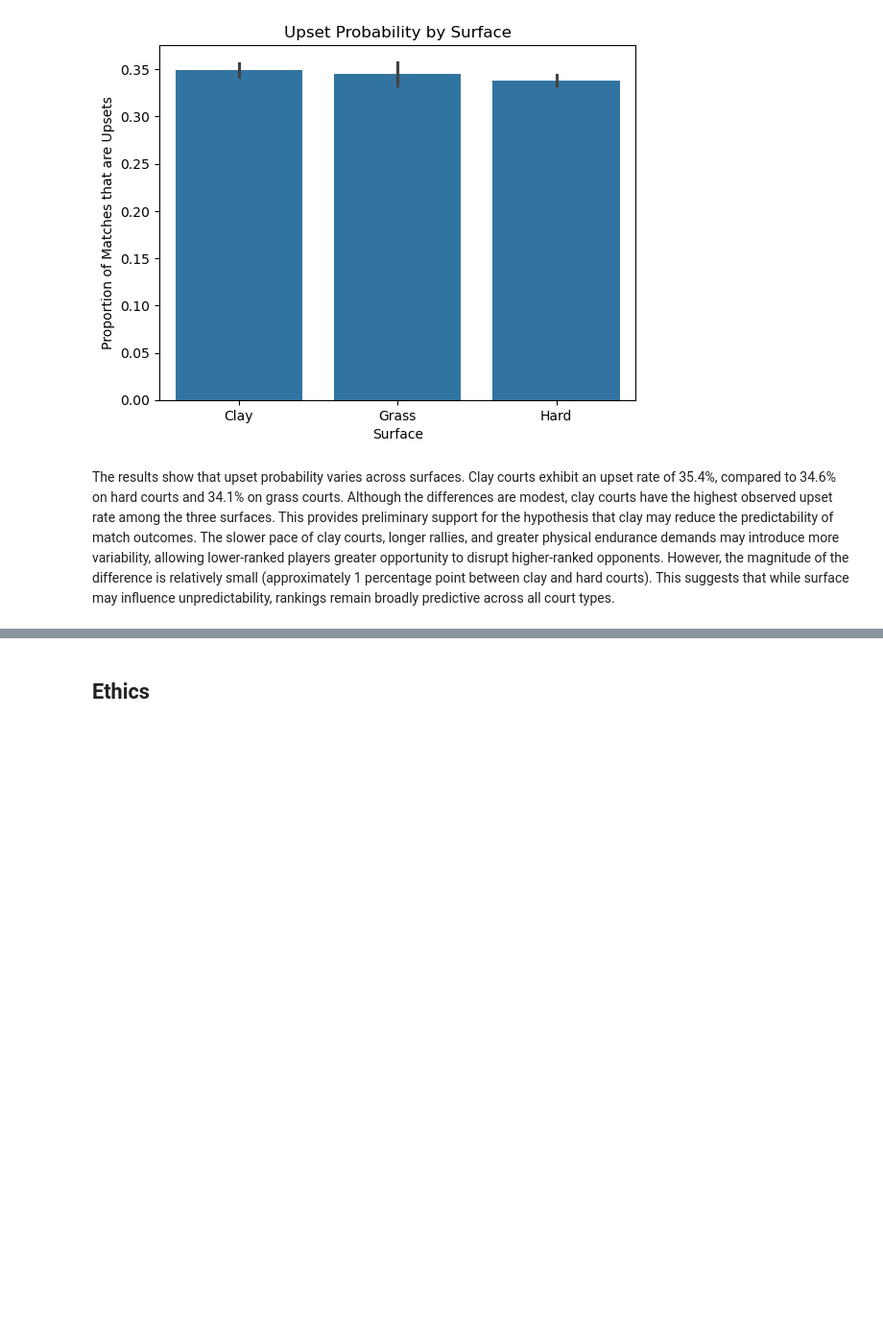
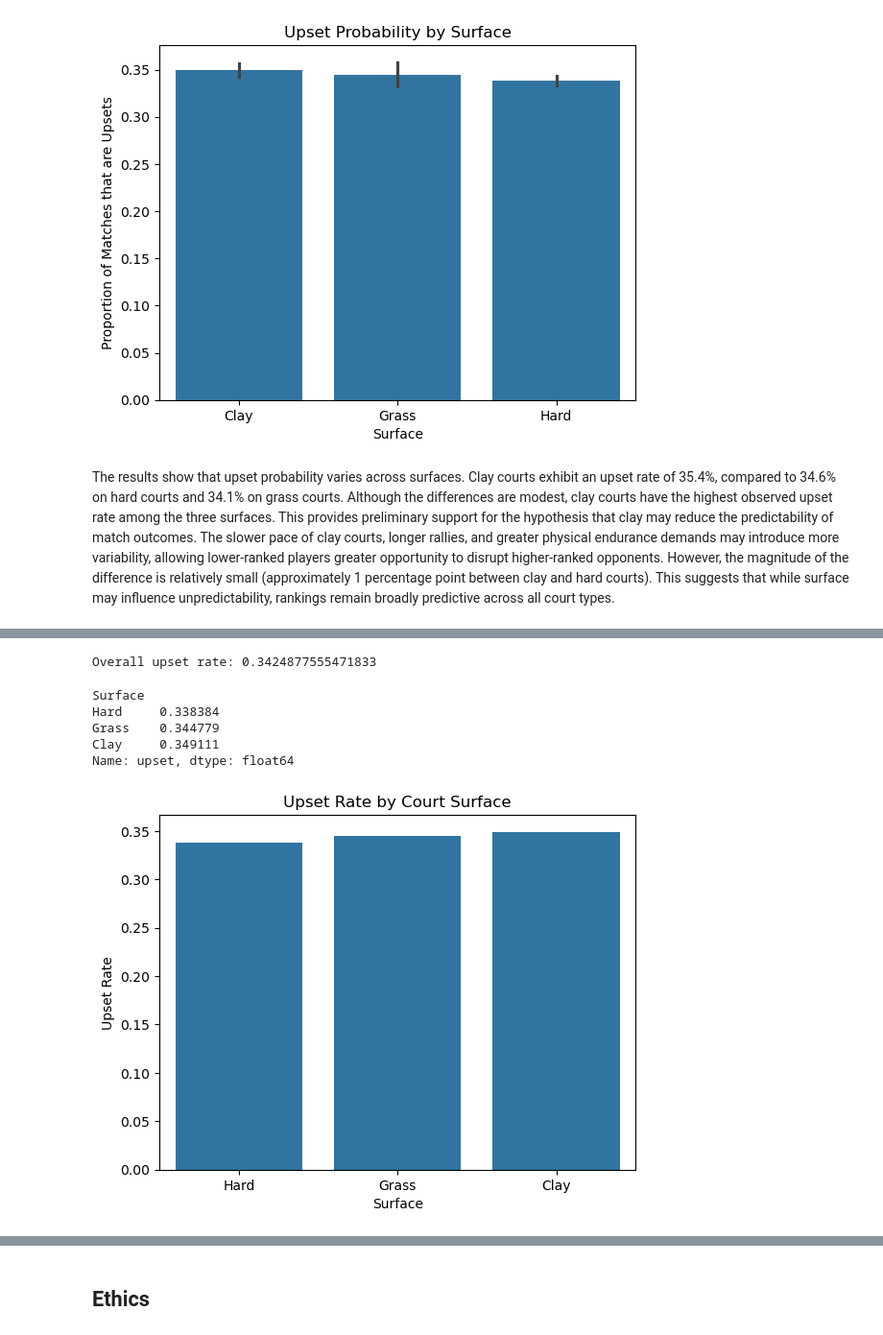
Before and after one commit to COGS108/Group027_WI26, a Jupyter notebook: 03-FinalProject.ipynb, the cells around one changed output, grey strips where cells are left out. Shown at 96% size. Drawn from its saved outputs; the diff is of its cells as text; code cells hidden in the pictures; blank space fills up the shorter version.

```diff
--- a/03-FinalProject.ipynb
+++ b/03-FinalProject.ipynb
@@ -472,6 +451,7 @@ We begin our exploratory analysis by examining whether the probability of an ups
 An upset is defined as a match in which the lower-ranked player defeats the higher-ranked player. If clay courts produce a higher upset rate than hard or grass courts, this would provide preliminary support for our hypothesis that clay reduces the predictive power of ATP rankings.
 By comparing upset proportions across surfaces, we can assess whether surface type may influence match predictability.
 # %%
+df = pd.read_csv("data/02-processed/atp_tennis_processed.csv")
 upset_by_surface = df.groupby("Surface")["is_upset"].mean()
 
 print("Upset rate by surface:")
@@ -508,0 +533,31 @@ Some more words and stuff.  Remember notebooks work best if you interleave the c
+# %%
+df['rank_diff'] = df['Rank_2'] - df['Rank_1']
+df['abs_rank_diff'] = abs(df['rank_diff'])
+# %%
+df['upset'] = (
+    ((df['Rank_1'] > df['Rank_2']) & (df['Winner'] == df['Player_1'])) |
+    ((df['Rank_2'] > df['Rank_1']) & (df['Winner'] == df['Player_2']))
+)
+print("Overall upset rate:", df['upset'].mean())
+# %% [output]
+Overall upset rate: 0.3424877555471833
+# %%
+upset_surface = df.groupby('Surface')['upset'].mean().sort_values()
+
+print(upset_surface)
+# %% [output]
+Surface
+Hard     0.338384
+Grass    0.344779
+Clay     0.349111
+Name: upset, dtype: float64
+# %%
+sns.barplot(x=upset_surface.index, y=upset_surface.values)
+
+plt.title("Upset Rate by Court Surface")
+plt.xlabel("Surface")
+plt.ylabel("Upset Rate")
+
+plt.show()
+# %% [output]
+[figure, added]
```
Also changed, not shown: parts of 38 cells of this notebook.
